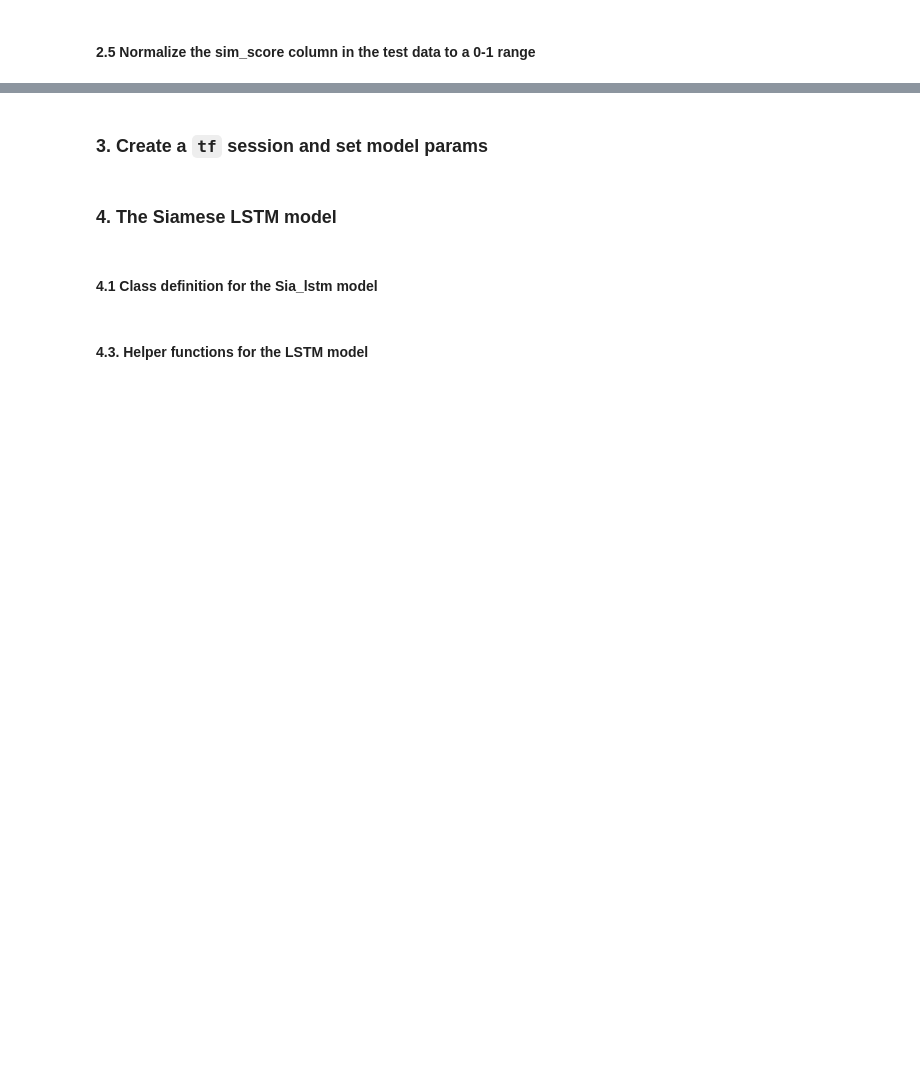
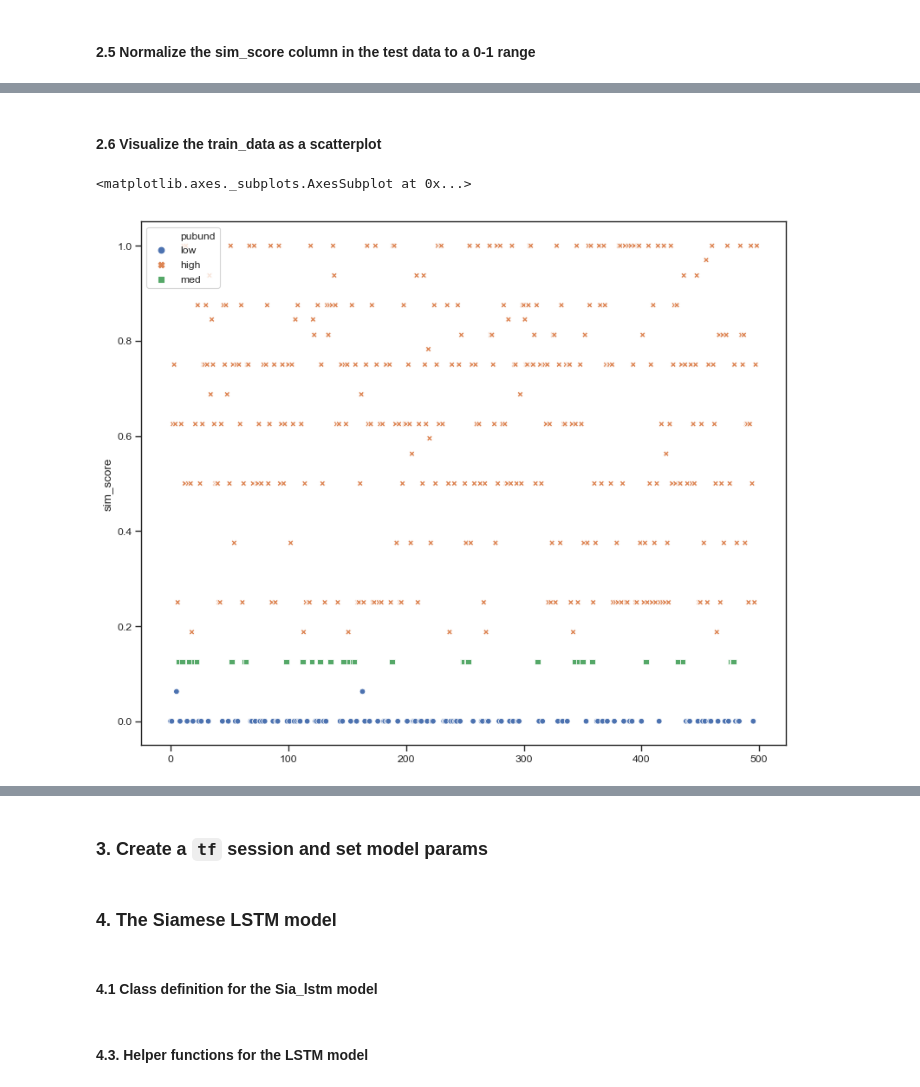
Before and after one commit to akhilpandey95/pubundsci, a Jupyter notebook: modules/neural_networks/siamese_lstm.ipynb, the cells around one changed output, grey strips where cells are left out. Cells and saved outputs as stored; diff of their text form; code cells hidden in the pictures; blank space fills up the shorter version.

```diff
--- a/modules/neural_networks/siamese_lstm.ipynb
+++ b/modules/neural_networks/siamese_lstm.ipynb
@@ -172,0 +189,13 @@ test_data.head()
+# %% [markdown]
+#### 2.6 Visualize the train_data as a scatterplot
+# %%
+# set the sns style as ticks
+sns.set(style='ticks')
+
+figure(num=None, figsize=(12, 10), dpi=80, facecolor='w', edgecolor='k')
+
+# load the scatterplot matrix
+sns.scatterplot(y='sim_score', x=list(range(len(train_data))) ,data=train_data, style='pubund', hue='pubund')
+# %% [output]
+<matplotlib.axes._subplots.AxesSubplot at 0x...>
+[figure, added]
```
Also changed, not shown: parts of 12 cells of this notebook.
